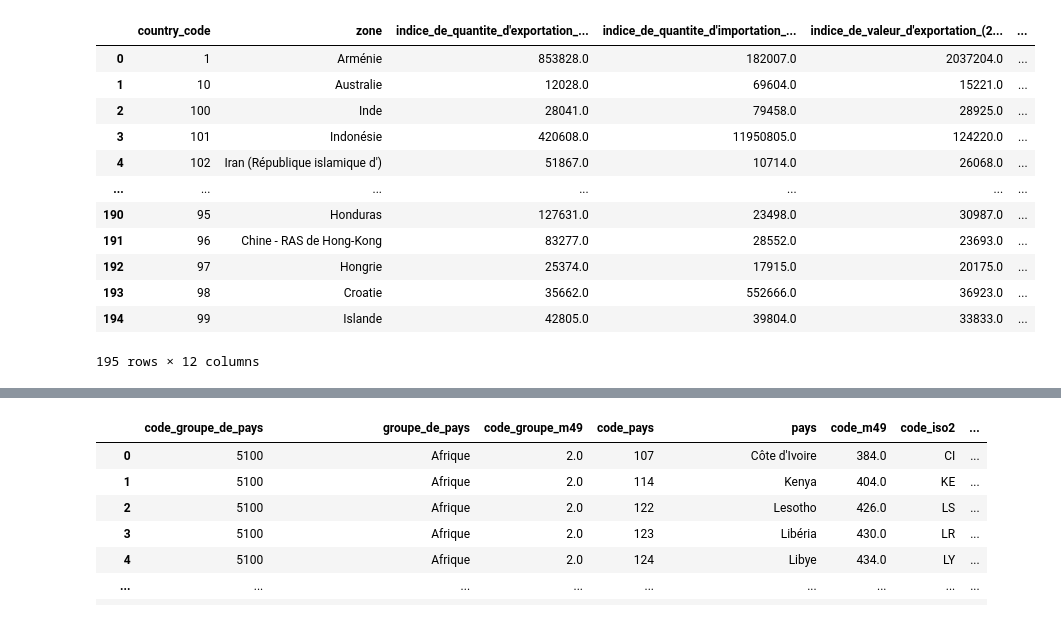
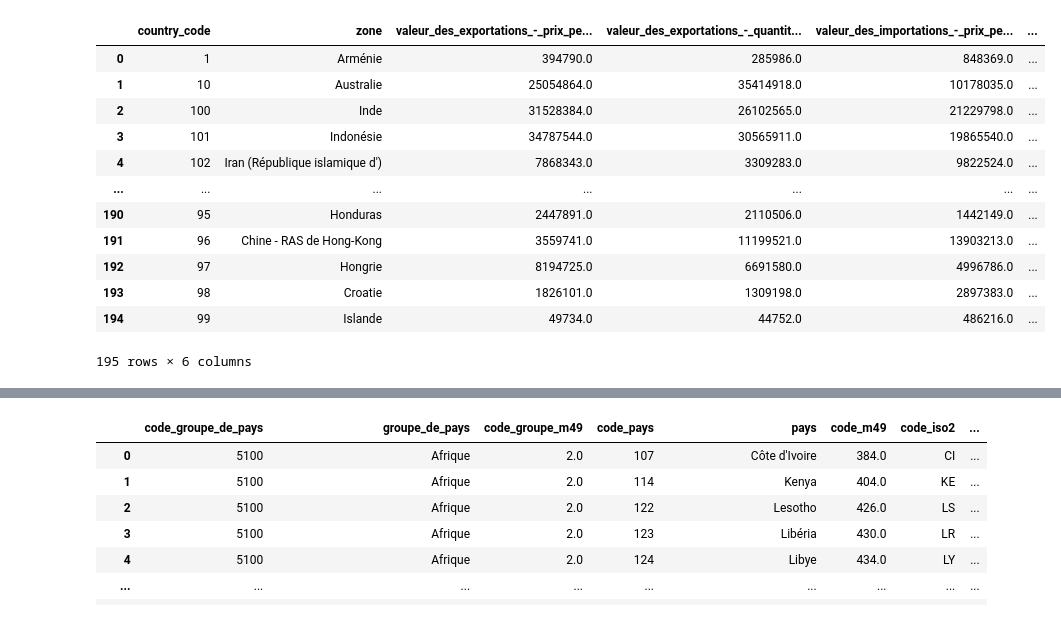
Before and after one commit to IshemZ/projet-poule-qui-chante, a Jupyter notebook: notebooks/merge.ipynb, the cells around one changed output, grey strips where cells are left out. Drawn from its saved outputs; the diff is of its cells as text; code cells hidden in the pictures.

```diff
--- a/notebooks/merge.ipynb
+++ b/notebooks/merge.ipynb
@@ -8,17 +12,25 @@ groupe_pays = pd.read_csv("../export/groupe_pays.csv", sep=",", dtype={"code_pay
 # %%
+indices_commerciaux = indices_commerciaux.drop(columns=[
+    "indice_de_valeur_unitaire_a_l'import_(2014-2016_=_100)",
+    "indice_de_valeur_unitaire_a_l'export_(2014-2016_=_100)",
+    "indice_de_quantite_d'exportation_(2014-2016_=_100)",
+    "indice_de_quantite_d'importation_(2014-2016_=_100)",
+    "indice_de_valeur_d'exportation_(2014-2016_=_100)",
+    "indice_de_valeur_des_importations_(2014-2016_=_100)",
+])
 indices_commerciaux
 # %% [output]
-|  | country_code | zone | indice_de_quantite_d'exportation_... | indice_de_quantite_d'importation_... | indice_de_valeur_d'exportation_(2... | ... |
-| 0 | 1 | Arménie | 853828.0 | 182007.0 | 2037204.0 | ... |
-| 1 | 10 | Australie | 12028.0 | 69604.0 | 15221.0 | ... |
-| 2 | 100 | Inde | 28041.0 | 79458.0 | 28925.0 | ... |
-| 3 | 101 | Indonésie | 420608.0 | 11950805.0 | 124220.0 | ... |
-| 4 | 102 | Iran (République islamique d') | 51867.0 | 10714.0 | 26068.0 | ... |
+|  | country_code | zone | valeur_des_exportations_-_prix_pe... | valeur_des_exportations_-_quantit... | valeur_des_importations_-_prix_pe... | ... |
+| 0 | 1 | Arménie | 394790.0 | 285986.0 | 848369.0 | ... |
+| 1 | 10 | Australie | 25054864.0 | 35414918.0 | 10178035.0 | ... |
+| 2 | 100 | Inde | 31528384.0 | 26102565.0 | 21229798.0 | ... |
+| 3 | 101 | Indonésie | 34787544.0 | 30565911.0 | 19865540.0 | ... |
+| 4 | 102 | Iran (République islamique d') | 7868343.0 | 3309283.0 | 9822524.0 | ... |
 | ... | ... | ... | ... | ... | ... | ... |
-| 190 | 95 | Honduras | 127631.0 | 23498.0 | 30987.0 | ... |
-| 191 | 96 | Chine - RAS de Hong-Kong | 83277.0 | 28552.0 | 23693.0 | ... |
-| 192 | 97 | Hongrie | 25374.0 | 17915.0 | 20175.0 | ... |
-| 193 | 98 | Croatie | 35662.0 | 552666.0 | 36923.0 | ... |
-| 194 | 99 | Islande | 42805.0 | 39804.0 | 33833.0 | ... |
+| 190 | 95 | Honduras | 2447891.0 | 2110506.0 | 1442149.0 | ... |
+| 191 | 96 | Chine - RAS de Hong-Kong | 3559741.0 | 11199521.0 | 13903213.0 | ... |
+| 192 | 97 | Hongrie | 8194725.0 | 6691580.0 | 4996786.0 | ... |
+| 193 | 98 | Croatie | 1826101.0 | 1309198.0 | 2897383.0 | ... |
+| 194 | 99 | Islande | 49734.0 | 44752.0 | 486216.0 | ... |
-195 rows × 12 columns
+195 rows × 6 columns
 # %%
```
Also changed, not shown: parts of 11 cells of this notebook, 4 other files.
